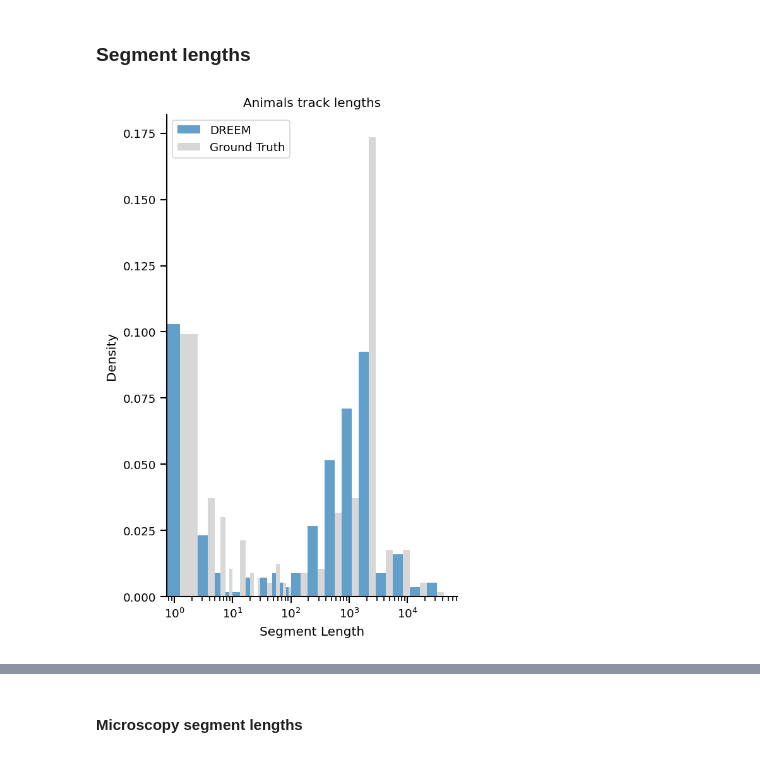
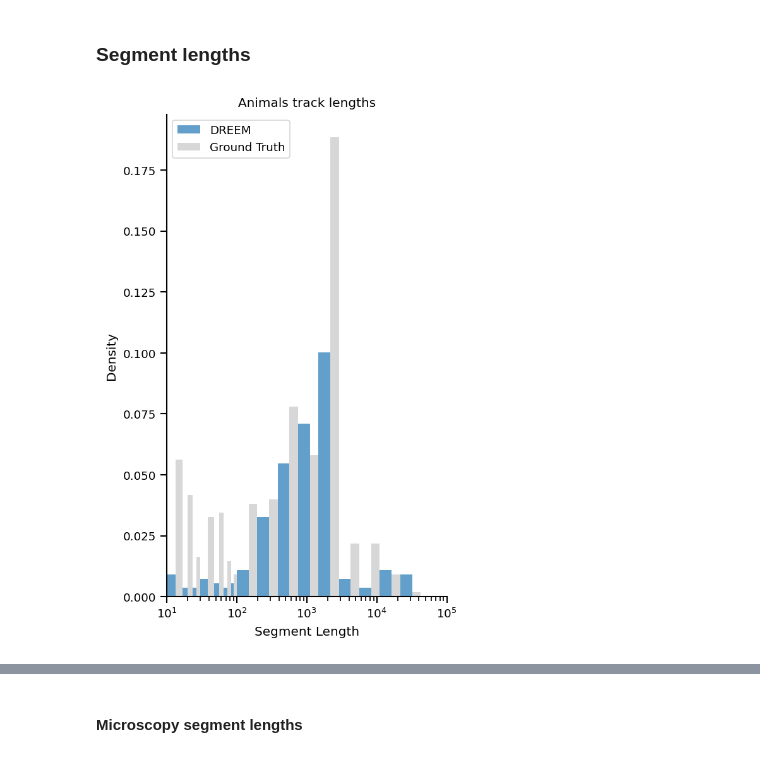
Before and after one commit to talmolab/dreem-plots, a Jupyter notebook: plot_dreem_for_submission.ipynb, the cells around one changed output, grey strips where cells are left out. Drawn from its saved outputs; the diff is of its cells as text; code cells hidden in the pictures.

Commit message:
update data, plots add new plots

```diff
--- a/plot_dreem_for_submission.ipynb
+++ b/plot_dreem_for_submission.ipynb
@@ -295,29 +295,30 @@ df.loc[df['type'] == "Predicted", "type"] = "DREEM"
 # %%
 fig1, ax1 = plt.subplots(figsize=figure_size)
 bins = np.concatenate([
     np.linspace(0,10,5),
     np.linspace(10,30,4),
     np.linspace(30,100,5),
     np.logspace(2, np.log10(df['segment_length'].max()), 10)
 ])
 
 # Add histogram for segments_gt_df with a label
-g = sns.histplot(data=df[df["segment_length"]>0], x="segment_length", hue="type", bins=bins,
+g = sns.histplot(data=df[df["segment_length"]>10], x="segment_length", hue="type", bins=bins,
          alpha=0.7, palette={"DREEM": sns.color_palette("tab20")[0], "Ground Truth": sns.color_palette("tab20")[-5]},
          ax=ax1, multiple="dodge", edgecolor='none', legend=True, stat='probability')
 g.legend_.set_title(None)
 ax1.yaxis.get_major_locator().set_params(integer=True)
 plt.xscale('log')
 ax1.set_xlabel('Segment Length')
 ax1.set_ylabel('Density')
 ax1.set_title('Animals track lengths')
+ax1.set_xlim(10, 100000)
 # ax1.set_ylim(0, 100)
 sns.despine()
 plt.tight_layout()
 # plt.savefig('./data/paired-animals-gt-segment-lengths-custom-scale.png', format='png')
 plt.show()
 # %% [output]
-[figure, old version]
+[figure, new version]
 # %%
 plt.figure(figsize=(2.5,6))
 
```
Also changed, not shown: parts of 10 cells of this notebook, 16 other files.
